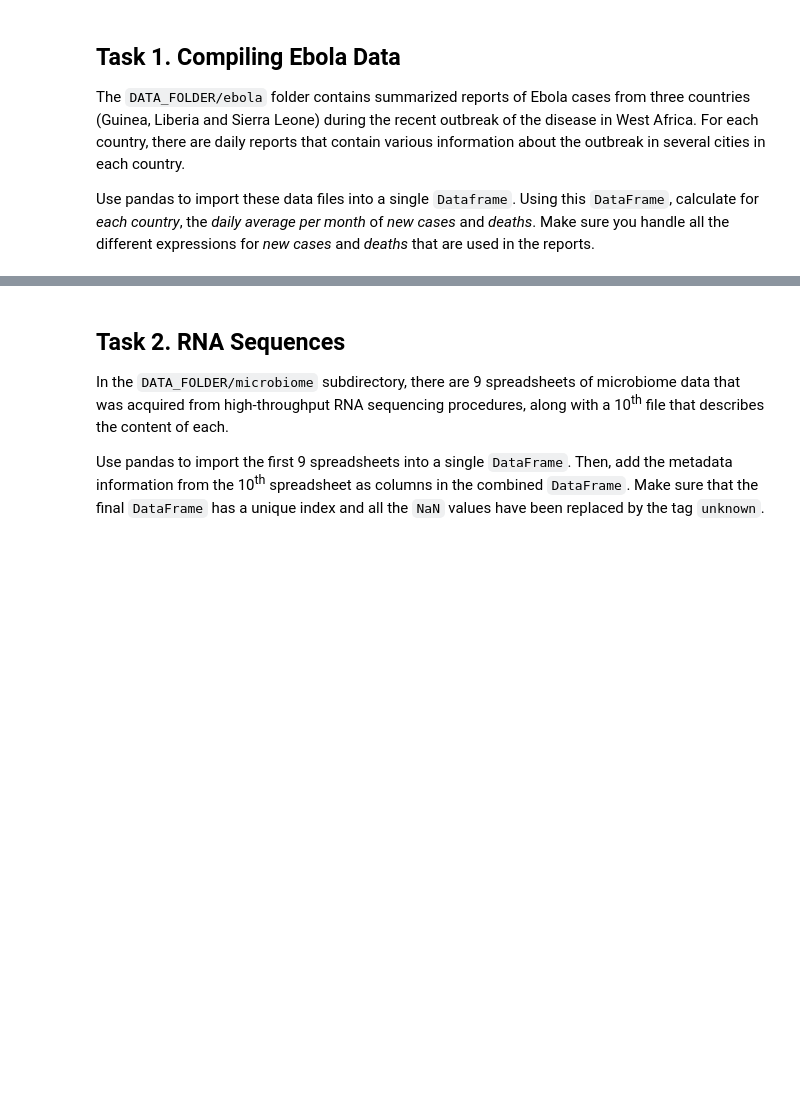
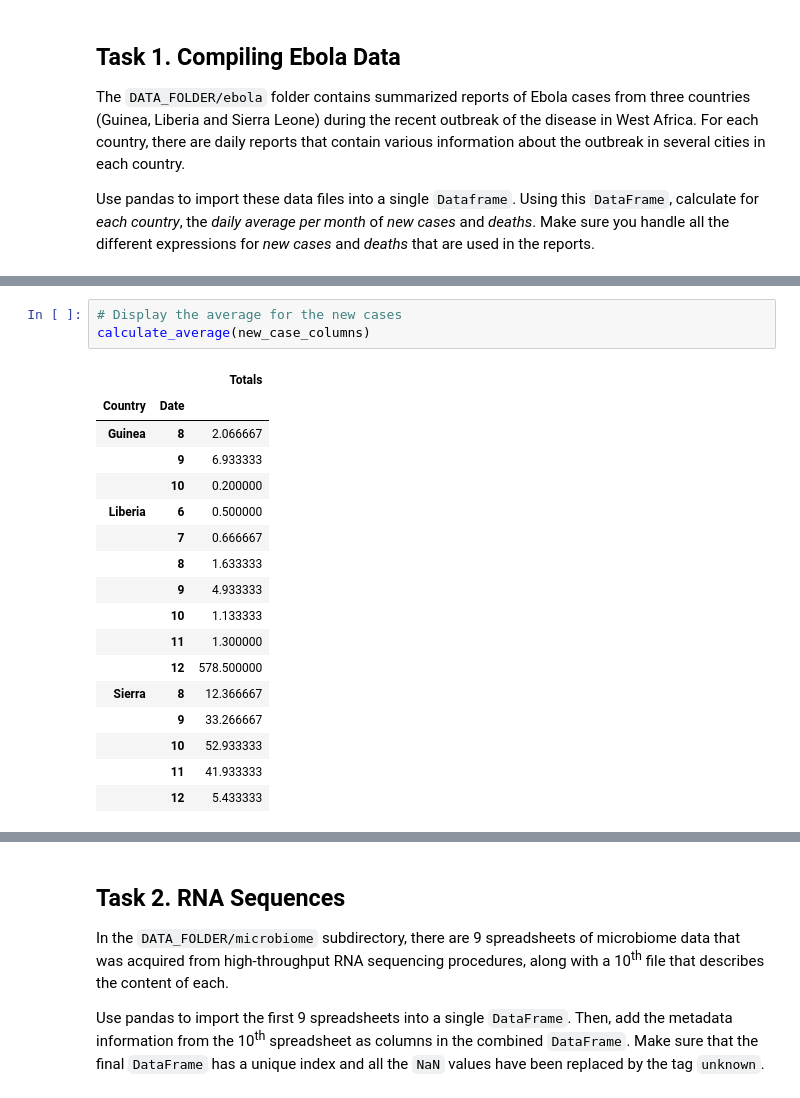
Before and after one commit to brunowicht/ada_project, a Jupyter notebook: 01 - Pandas and Data Wrangling/Homework 1.ipynb, the cells around one changed output, grey strips where cells are left out. Saved outputs shown, nothing was run; the diff lists cells and outputs as text; blank space fills up the shorter version.

```diff
--- a/01 - Pandas and Data Wrangling/Homework 1.ipynb
+++ b/01 - Pandas and Data Wrangling/Homework 1.ipynb
@@ -19,0 +62,21 @@ Make sure you handle all the different expressions for *new cases* and *deaths*
+# %%
+# Display the average for the new cases
+calculate_average(new_case_columns)
+# %% [output]
+|  |  | Totals |
+| Country | Date |  |
+| Guinea | 8 | 2.066667 |
+|  | 9 | 6.933333 |
+|  | 10 | 0.200000 |
+| Liberia | 6 | 0.500000 |
+|  | 7 | 0.666667 |
+|  | 8 | 1.633333 |
+|  | 9 | 4.933333 |
+|  | 10 | 1.133333 |
+|  | 11 | 1.300000 |
+|  | 12 | 578.500000 |
+| Sierra | 8 | 12.366667 |
+|  | 9 | 33.266667 |
+|  | 10 | 52.933333 |
+|  | 11 | 41.933333 |
+|  | 12 | 5.433333 |
```
Also changed, not shown: parts of 5 cells of this notebook.
